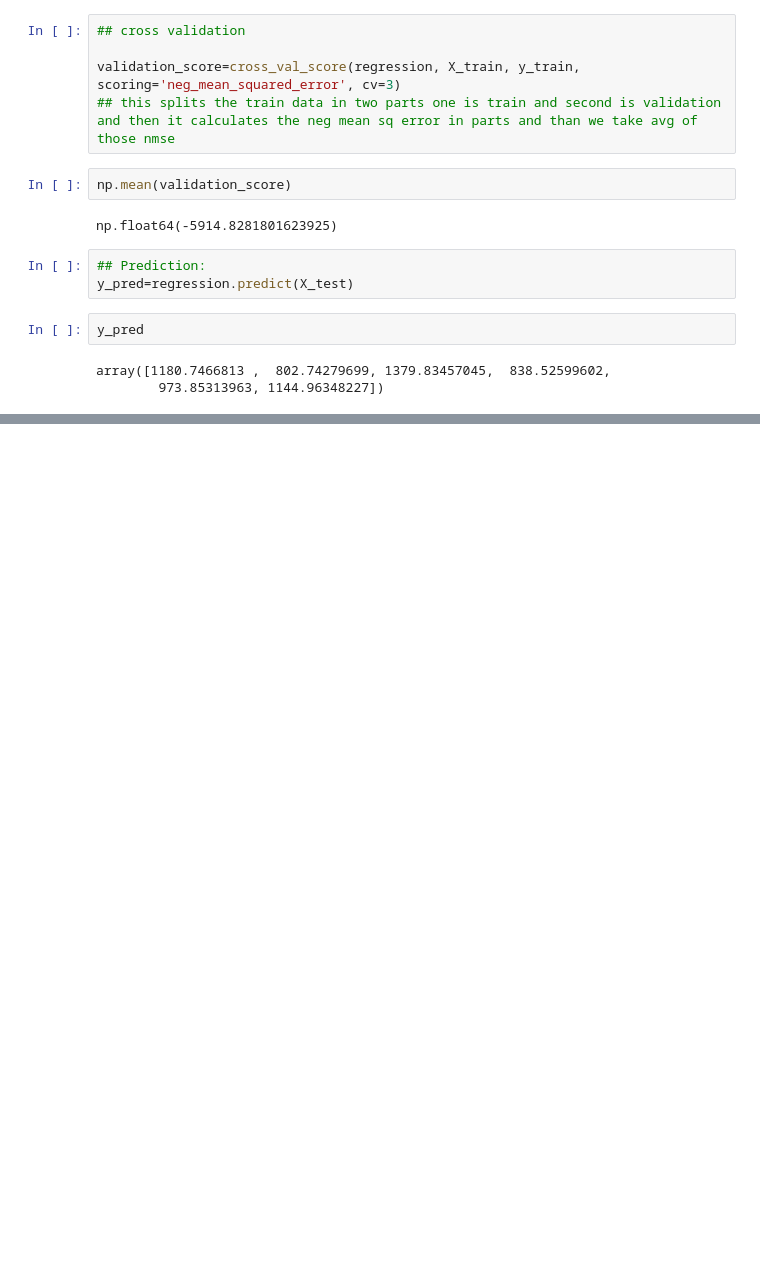
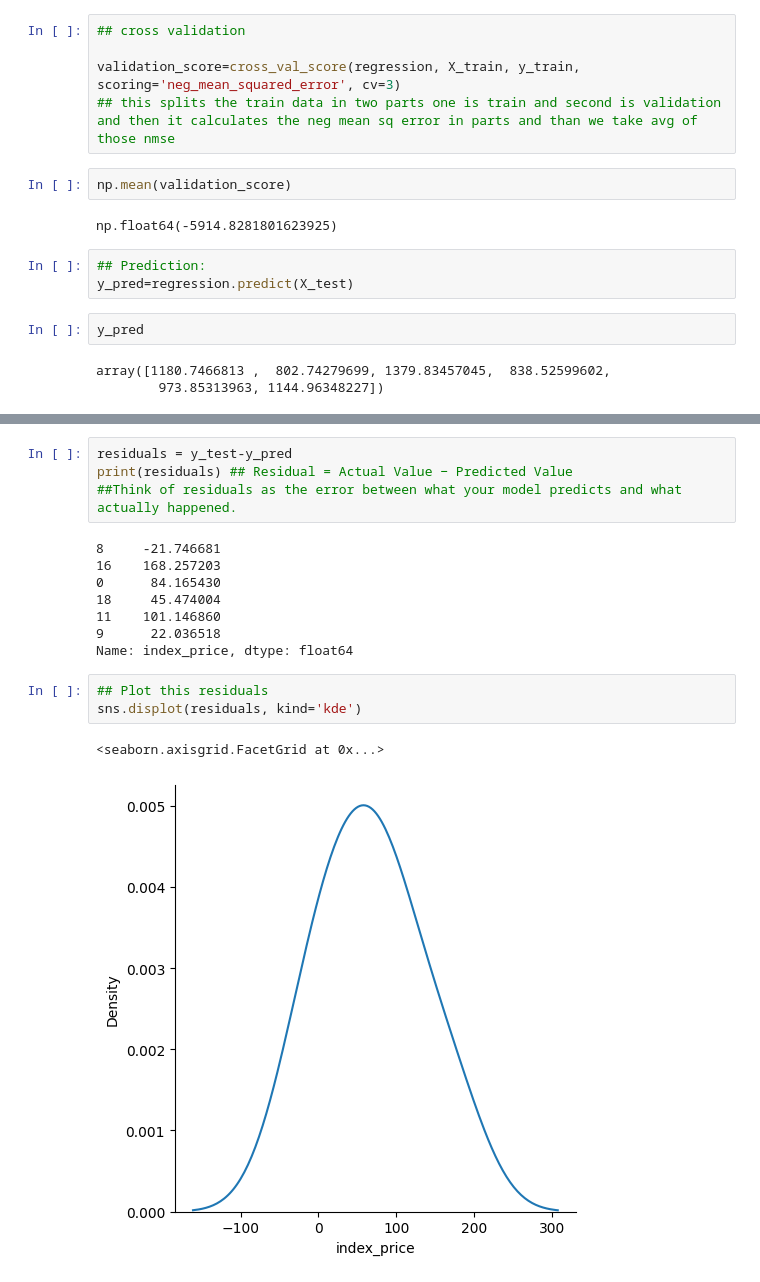
Before and after one commit to gitKrishh/Linear-regression, a Jupyter notebook: MLE.ipynb, the cells around one changed output, grey strips where cells are left out. Cells and saved outputs as stored; diff of their text form; blank space fills up the shorter version.

```diff
--- a/MLE.ipynb
+++ b/MLE.ipynb
@@ -134,0 +168,18 @@ array([1180.7466813 ,  802.74279699, 1379.83457045,  838.52599602,
+# %%
+residuals = y_test-y_pred
+print(residuals) ## Residual = Actual Value − Predicted Value
+##Think of residuals as the error between what your model predicts and what actually happened.
+# %% [output]
+8     -21.746681
+16    168.257203
+0      84.165430
+18     45.474004
+11    101.146860
+9      22.036518
+Name: index_price, dtype: float64
+# %%
+## Plot this residuals
+sns.displot(residuals, kind='kde')
+# %% [output]
+<seaborn.axisgrid.FacetGrid at 0x...>
+[figure, added]
```
Also changed, not shown: parts of 11 cells of this notebook.
